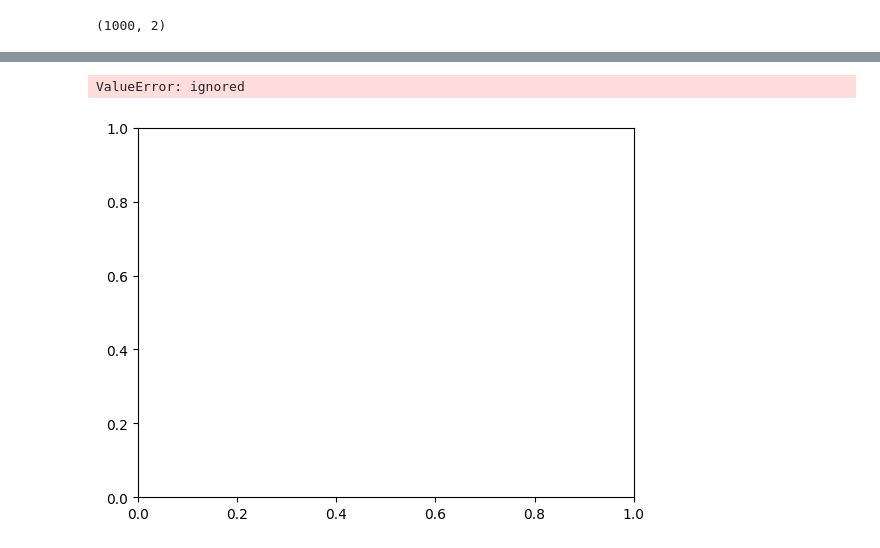
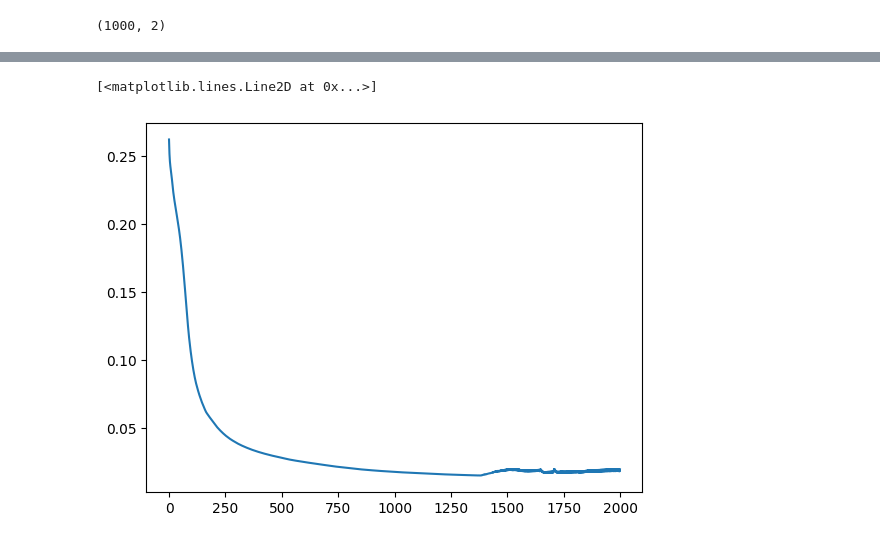
Before and after one commit to daniel542813x/deepLearning, a Jupyter notebook: RedNeuronalConNumpy.ipynb, the cells around one changed output, grey strips where cells are left out. Cells and saved outputs as stored; diff of their text form; code cells hidden in the pictures.

```diff
--- a/RedNeuronalConNumpy.ipynb
+++ b/RedNeuronalConNumpy.ipynb
@@ -61,17 +61,13 @@ def forward(params,X):
     params[f'A{l}'] = relu(params[f'Z{l}'])
   params[f'Z{len(layers_dim)-1}'] = np.matmul(params[f'A{len(layers_dim)-2}'],params[f'W{len(layers_dim)-1}']) + params[f'b{len(layers_dim)-1}']
   params[f'A{len(layers_dim)-1}']=sigmoid(params[f'Z{len(layers_dim)-1}'])
-  return params[f'A{len(layers_dim)-1}']
+  return params[f'A{len(layers_dim)-1}'],params
 # %%
 #Calcutale derivates
-def train(X,Y,params,lr=0.05,iter=500):
-  error=[]
-  for i in range(0,iter):
-    output = forward(params,X)
+def train(X,lr,params,training=True):
+  output,params = forward(params,X)
 
-    if i % 50 == 0:
-      error.append(mse(Y,output,True))
-
+  if training:
     params['dZ3'] = mse(Y,output,True) * sigmoid(params['A3'],True)
     params['dW3'] = params['A2'].T@params['dZ3']
 
@@ -80,8 +76,6 @@ def train(X,Y,params,lr=0.05,iter=500):
 
     params['dZ1'] = np.matmul(params['dZ2'],params['W2'].T) * relu(params['A1'],True)
     params['dW1'] = params['A0'].T@params['dZ1']
-
-    output = forward(params,X)
 
     # update weigtes
 
@@ -94,15 +88,19 @@ def train(X,Y,params,lr=0.05,iter=500):
     params['W1'] = params['W1'] - params['dW1'] * lr
     params['b1'] = params['b1'] - (np.mean(params['dW1'],axis=0,keepdims=True) ) * lr
 
-  output = forward(params,X)
-
-  return output, error
+  return output,params
 # %%
 layers_dim=[2,4,8,1]
 params = initialize_parameters_deep(layers_dim)
-output, error = train(X,Y,params)
+errors = []
+
+for _ in range(50000):
+  output, new_params = train(X,0.0001,params)
+  if _ % 25 == 0:
+    errors.append(mse(Y,output))
+  params = new_params
 # %%
-plt.plot(error)
+plt.plot(errors)
 # %% [output]
-ValueError: ignored
+[<matplotlib.lines.Line2D at 0x...>]
-[figure, old version]
+[figure, new version]
```
Also changed, not shown: parts of 4 cells of this notebook.
